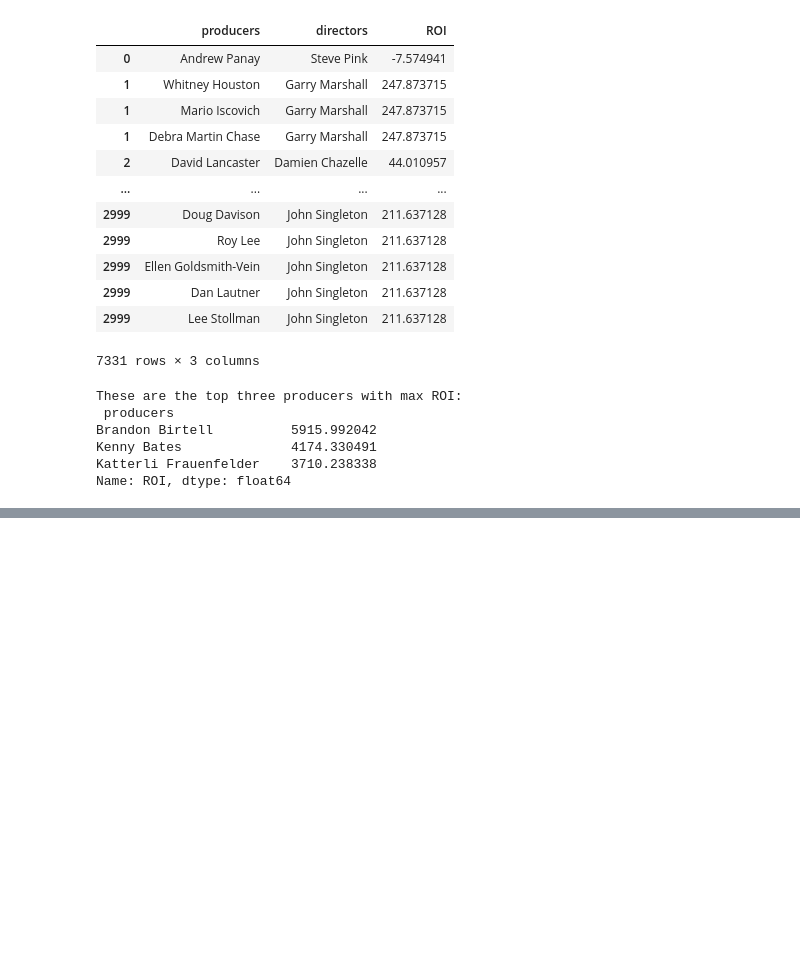
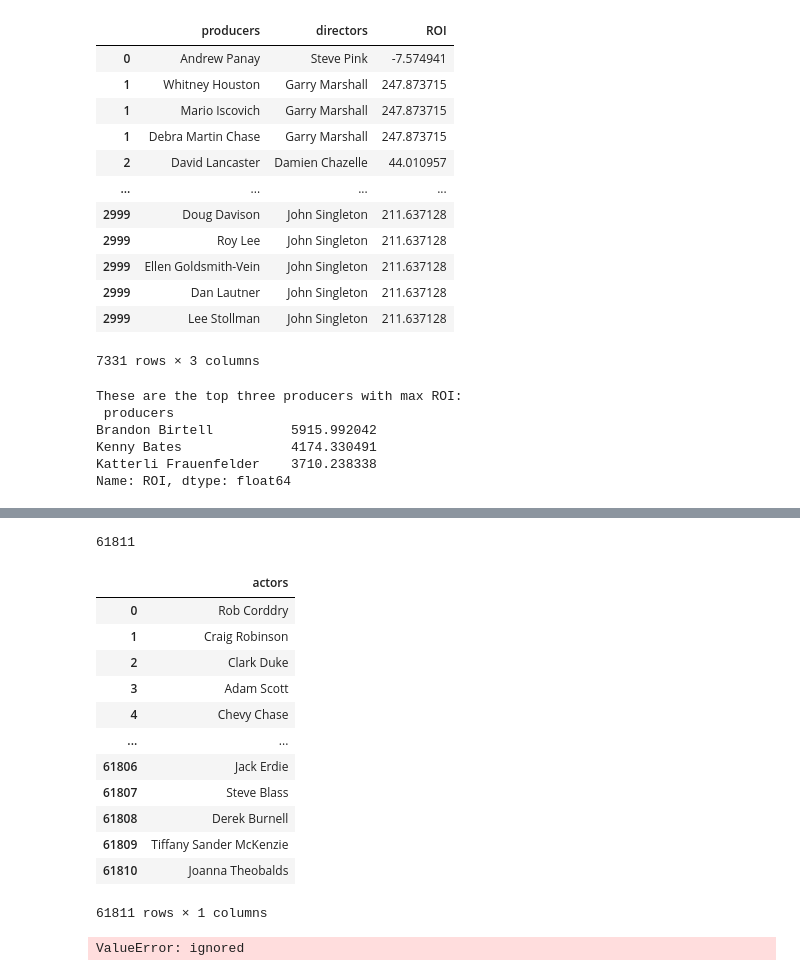
Before and after one commit to Shrez7961/Practice, a Jupyter notebook: Guided_Project_EDA_on_IMDB_Dataset.ipynb, the cells around one changed output, grey strips where cells are left out. Drawn from its saved outputs; the diff is of its cells as text; code cells hidden in the pictures; blank space fills up the shorter version.

```diff
--- a/Guided_Project_EDA_on_IMDB_Dataset.ipynb
+++ b/Guided_Project_EDA_on_IMDB_Dataset.ipynb
@@ -673,0 +676,4 @@ Name: ROI, dtype: float64
+# %%
+no_null_cast_df = df[~df['cast'].isna()]
+
+no_null_cast_df.head()
@@ -673,0 +692,2 @@ Name: ROI, dtype: float64
+# %%
+no_null_cast_df.loc[~no_null_cast_df['cast'].isnull(),'cast'] = no_null_cast_df.loc[~no_null_cast_df['cast'].isnull(),'cast'] .apply(convert_str_to_list)
@@ -673,0 +740,28 @@ Name: ROI, dtype: float64
+# %%
+cast_list_2=[]
+for index,row in no_null_cast_df.iterrows():
+  cast_list = row['cast']
+  for elem in cast_list :
+    cast_list_2.append(elem['name'])
+# %%
+len(cast_list_2)
+# %% [output]
+61811
+# %%
+df_actor=pd.DataFrame(cast_list_2,columns=['actors'])
+# %%
+df_actor
+# %% [output]
+|  | actors |
+| 0 | Rob Corddry |
+| 1 | Craig Robinson |
+| 2 | Clark Duke |
+| 3 | Adam Scott |
+| 4 | Chevy Chase |
+| ... | ... |
+| 61806 | Jack Erdie |
+| 61807 | Steve Blass |
+| 61808 | Derek Burnell |
+| 61809 | Tiffany Sander McKenzie |
+| 61810 | Joanna Theobalds |
+61811 rows × 1 columns
@@ -673,0 +784,4 @@ Name: ROI, dtype: float64
+# %%
+df1['actors'] = df1.apply(lambda row: get_actors(row['cast']), axis=1, result_type='expand')
+# %% [output]
+ValueError: ignored
```
Also changed, not shown: parts of 7 cells of this notebook.
